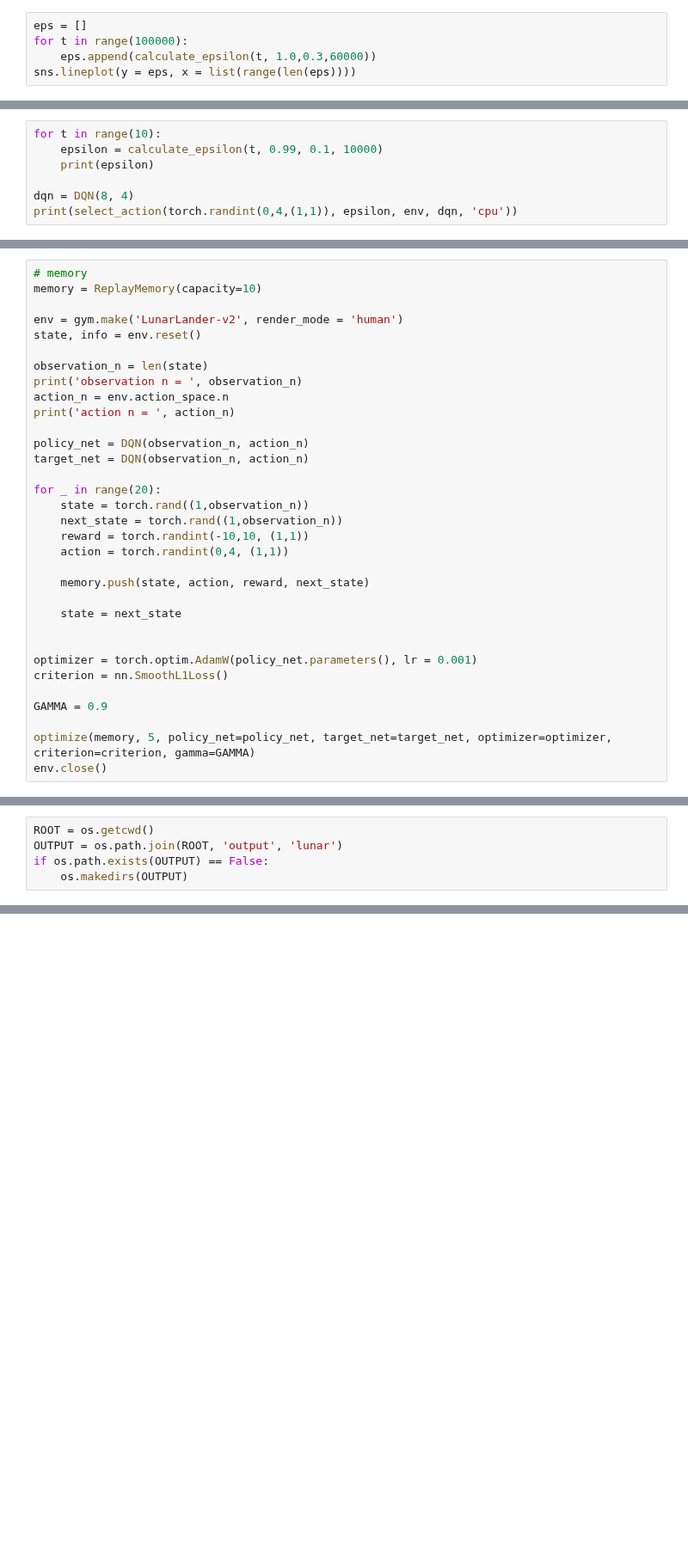
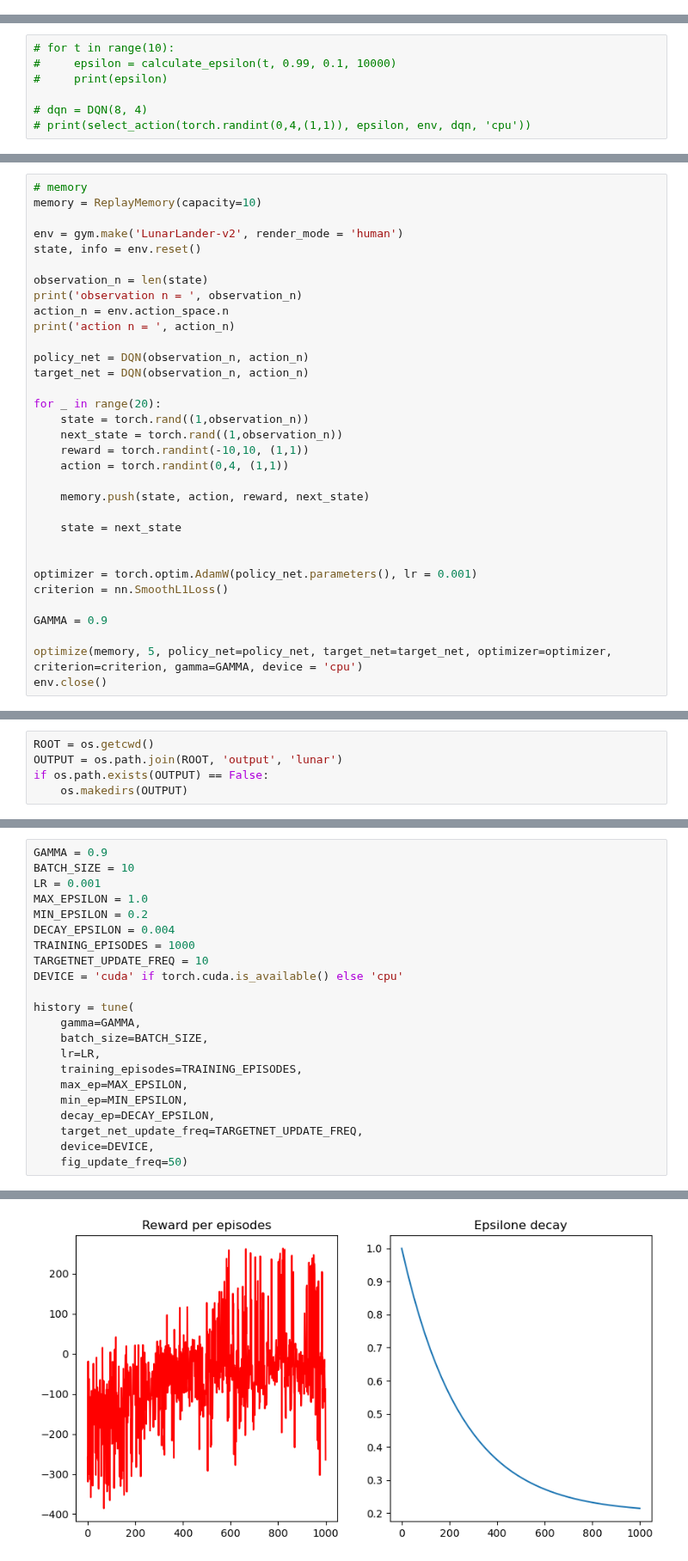
Before and after one commit to jameskn30/NLP_RNN, a Jupyter notebook: Reinforcement Learning/dqn/lunar_lander.ipynb, the cells around one changed output, grey strips where cells are left out. Shown at 86% size. Drawn from its saved outputs; the diff is of its cells as text; blank space fills up the shorter version.

```diff
--- a/Reinforcement Learning/dqn/lunar_lander.ipynb
+++ b/Reinforcement Learning/dqn/lunar_lander.ipynb
@@ -161,5 +167,0 @@ def calculate_epsilon(step, max_ep, min_ep, decay_ep):
-# %%
-eps = []
-for t in range(100000):
-    eps.append(calculate_epsilon(t, 1.0,0.3,60000))
-sns.lineplot(y = eps, x = list(range(len(eps))))
@@ -180,7 +172,7 @@ RuntimeError: both arguments to matmul need to be at least 1D, but they are 0D a
 # %%
-for t in range(10):
-    epsilon = calculate_epsilon(t, 0.99, 0.1, 10000)
-    print(epsilon)
+# for t in range(10):
+#     epsilon = calculate_epsilon(t, 0.99, 0.1, 10000)
+#     print(epsilon)
 
-dqn = DQN(8, 4)
-print(select_action(torch.randint(0,4,(1,1)), epsilon, env, dqn, 'cpu'))
+# dqn = DQN(8, 4)
+# print(select_action(torch.randint(0,4,(1,1)), epsilon, env, dqn, 'cpu'))
@@ -291,7 +259,7 @@ criterion = nn.SmoothL1Loss()
 
 GAMMA = 0.9
 
-optimize(memory, 5, policy_net=policy_net, target_net=target_net, optimizer=optimizer, criterion=criterion, gamma=GAMMA)
+optimize(memory, 5, policy_net=policy_net, target_net=target_net, optimizer=optimizer, criterion=criterion, gamma=GAMMA, device = 'cpu')
 env.close()
 # %% [output]
 observation n =  8
@@ -422,0 +388,23 @@ KeyboardInterrupt:
+# %%
+GAMMA = 0.9
+BATCH_SIZE = 10
+LR = 0.001
+MAX_EPSILON = 1.0
+MIN_EPSILON = 0.2
+DECAY_EPSILON = 0.004
+TRAINING_EPISODES = 1000
+TARGETNET_UPDATE_FREQ = 10
+DEVICE = 'cuda' if torch.cuda.is_available() else 'cpu'
+
+history = tune(
+    gamma=GAMMA,
+    batch_size=BATCH_SIZE,
+    lr=LR,
+    training_episodes=TRAINING_EPISODES,
+    max_ep=MAX_EPSILON,
+    min_ep=MIN_EPSILON,
+    decay_ep=DECAY_EPSILON,
+    target_net_update_freq=TARGETNET_UPDATE_FREQ,
+    device=DEVICE,
+    fig_update_freq=50)
+# %% [output]
@@ -422,0 +413 @@ KeyboardInterrupt:
+[figure, added]
```
Also changed, not shown: parts of 29 cells of this notebook, 3 other files.
